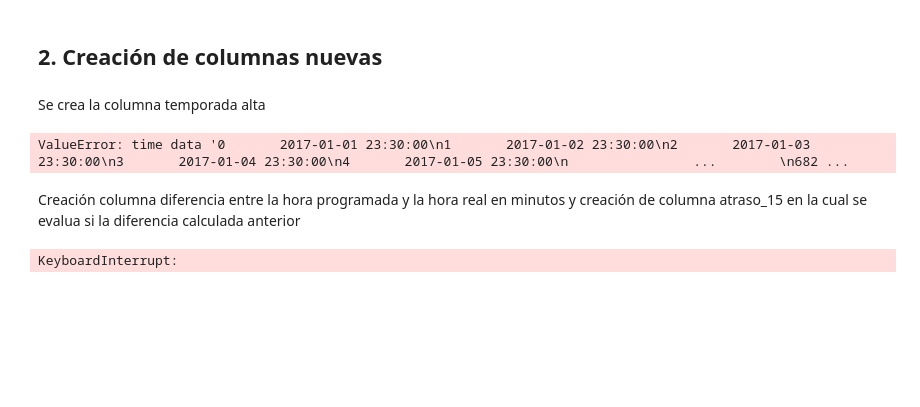
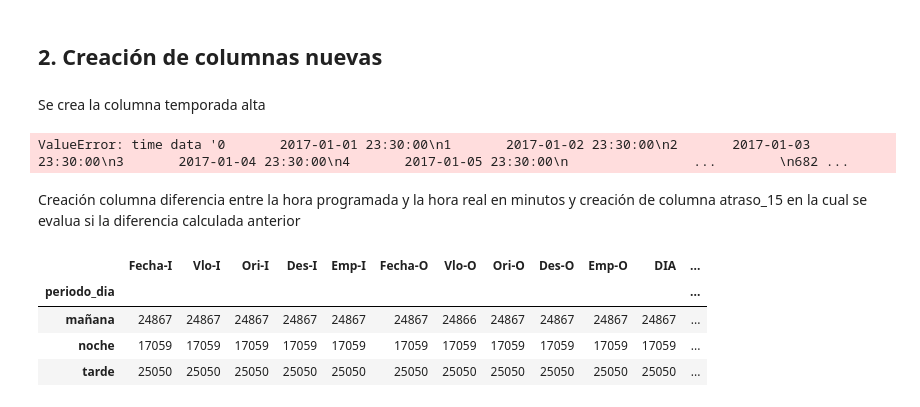
Before and after one commit to flopidopi23/Challege_Latam_data_science, a Jupyter notebook: Prueba_DS_LATAM.ipynb, the cells around one changed output. Drawn from its saved outputs; the diff is of its cells as text; code cells hidden in the pictures; blank space fills up the shorter version.

Commit message:
creada funcion periodo_dia

```diff
--- a/Prueba_DS_LATAM.ipynb
+++ b/Prueba_DS_LATAM.ipynb
@@ -166,16 +166,23 @@ data['atraso_15'] = np.where(data['dif_min']>15,1,0)
 # %%
 def periodo_dia(x):
     hora = datetime.strptime(x,'%Y-%m-%d %H:%M:%S').time()
-    cond1 = hora > datetime.strptime('05:00:00','%H:%M:%S').time() and hora < datetime.strptime('11:59:00','%H:%M:%S').time()
-    cond2 = hora > datetime.strptime('12:00:00','%H:%M:%S').time() and hora < datetime.strptime('18:59:00','%H:%M:%S').time()
-    cond3 = hora > datetime.strptime('19:00:00','%H:%M:%S').time() and hora < datetime.strptime('04:59:00','%H:%M:%S').time()
+    cond1 = hora > datetime.strptime('05:00','%H:%M').time() and hora < datetime.strptime('11:59','%H:%M').time()
+    cond2 = hora > datetime.strptime('12:00','%H:%M').time() and hora < datetime.strptime('18:59','%H:%M').time()
+    cond3 = hora > datetime.strptime('19:00','%H:%M').time() and hora < datetime.strptime('23:59','%H:%M').time()
+    cond4 = hora > datetime.strptime('00:00','%H:%M').time() and hora < datetime.strptime('04:59','%H:%M').time()
     if cond1:
-        data['periodo_dia'] = 'mañana'
+        return 'mañana'
     elif cond2:
-        data['periodo_dia'] = 'tarde'
-    elif cond3:
-        data['periodo_dia'] = 'noche'
+        return 'tarde'
+    elif cond3 or cond4:
+        return 'noche'
 # %%
-data['Fecha-I'].apply(lambda x: periodo_dia(x))
+data['periodo_dia'] = data['Fecha-I'].apply(lambda x: periodo_dia(x))
-# %% [output]
-KeyboardInterrupt:
+# %%
+data.groupby(['periodo_dia']).count()
+# %% [output]
+|  | Fecha-I | Vlo-I | Ori-I | Des-I | Emp-I | Fecha-O | Vlo-O | Ori-O | Des-O | Emp-O | DIA | ... |
+| periodo_dia |  |  |  |  |  |  |  |  |  |  |  | ... |
+| mañana | 24867 | 24867 | 24867 | 24867 | 24867 | 24867 | 24866 | 24867 | 24867 | 24867 | 24867 | ... |
+| noche | 17059 | 17059 | 17059 | 17059 | 17059 | 17059 | 17059 | 17059 | 17059 | 17059 | 17059 | ... |
+| tarde | 25050 | 25050 | 25050 | 25050 | 25050 | 25050 | 25050 | 25050 | 25050 | 25050 | 25050 | ... |
```
